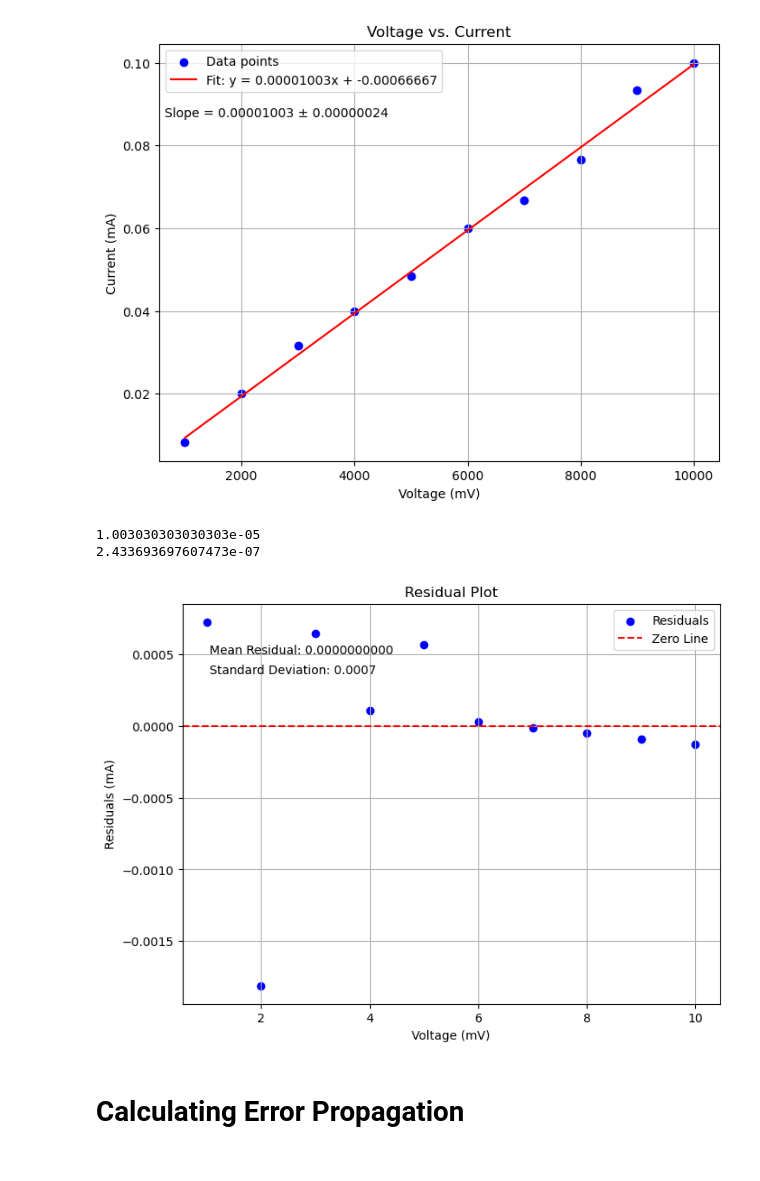
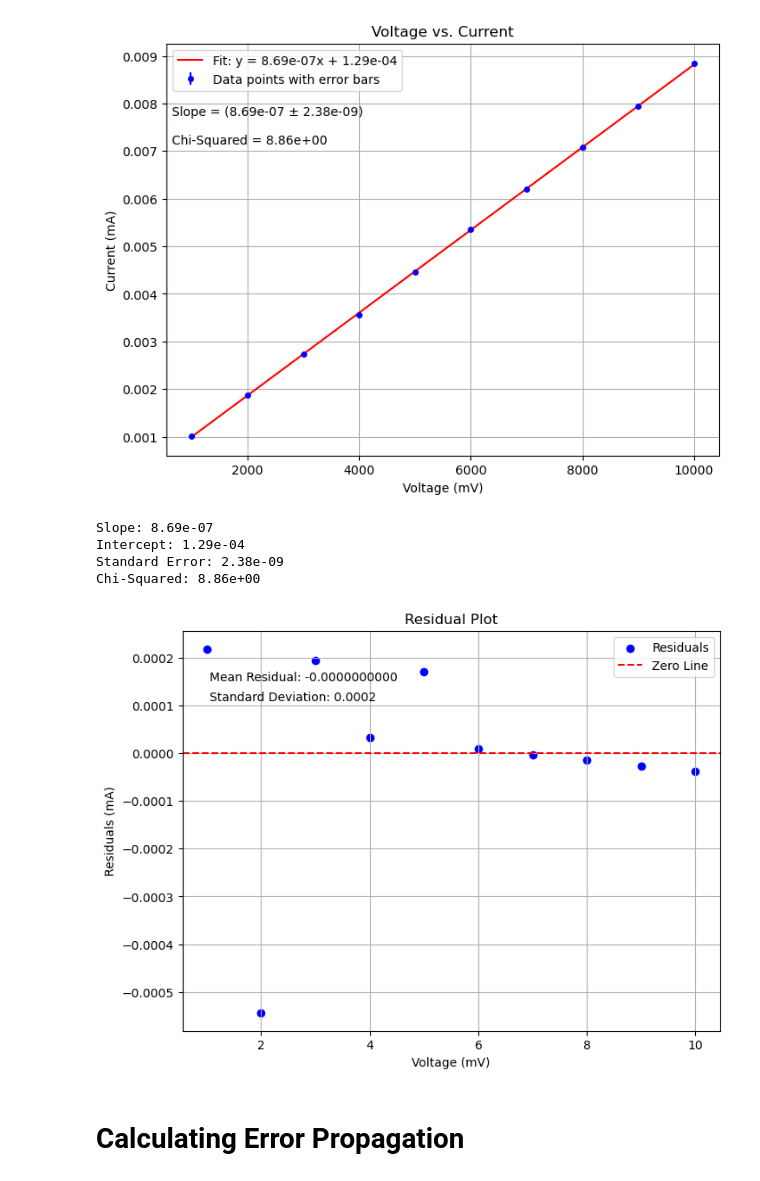
Before and after one commit to Faith-Qiao/physics5bl, a Jupyter notebook: capstone/capstone.ipynb, the cells around one changed output. Saved outputs shown, nothing was run; the diff lists cells and outputs as text; code cells hidden in the pictures.

```diff
--- a/capstone/capstone.ipynb
+++ b/capstone/capstone.ipynb
@@ -12,0 +15,5 @@ import math
+# %%
+voltage_data = []
+for i in range(1,11):
+    voltage_data.append(f'data/volt{i}.csv')
+voltage_data
@@ -28,6 +116,3 @@ part1
-# %%
-current = abs(part1['Max (mV)'] - part1['min (mV)'])/2/(0.3)
-voltage = part1['voltage']*1000
 # %%
 plt.scatter(voltage, current)
 # %% [output]
@@ -36,36 +121,49 @@ plt.scatter(voltage, current)
 # %%
 x = voltage
 y = current
 slope, intercept, r_value, p_value, std_err = linregress(x, y)
 
 # Create line for the fitted model
 fit_line = slope * x + intercept
 
-# Plot the data
+# Compute chi-squared
+chi_squared = np.sum(((y - fit_line) / current_errors) ** 2)
+
+# Plot the data with error bars
 plt.figure(figsize=(8, 6))
-plt.scatter(x, y, color='blue', label='Data points')
-plt.plot(x, fit_line, color='red', label=f'Fit: y = {slope:.8f}x + {intercept:.8f}')
+plt.errorbar(
+    x, y, yerr=current_errors, fmt='o', markersize=4, color='blue',
+    label='Data points with error bars'
+)
+plt.plot(x, fit_line, color='red', label=f'Fit: y = {slope:.2e}x + {intercept:.2e}')
 plt.xlabel('Voltage (mV)')
 plt.ylabel('Current (mA)')
 plt.title('Voltage vs. Current')
 plt.legend()
 
-# Annotate the plot with slope and its error
-plt.text(0.01, 0.85, f'Slope = {slope:.8f} ± {std_err:.8f}',
+# Annotate the plot with slope, error, and chi-squared in scientific notation
+plt.text(0.01, 0.85, f'Slope = ({slope:.2e} ± {std_err:.2e})',
+         transform=plt.gca().transAxes, fontsize=10, verticalalignment='top')
+plt.text(0.01, 0.78, f'Chi-Squared = {chi_squared:.2e}',
          transform=plt.gca().transAxes, fontsize=10, verticalalignment='top')
 
 plt.grid()
 plt.show()
 
-print(slope)
-print(std_err)
+# Print the slope, standard error, and chi-squared in scientific notation
+print(f"Slope: {slope:.2e}")
+print(f"Intercept: {intercept:.2e}")
+print(f"Standard Error: {std_err:.2e}")
+print(f"Chi-Squared: {chi_squared:.2e}")
 # %% [output]
-[figure, old version]
+[figure, new version]
-1.003030303030303e-05
-2.433693697607473e-07
+Slope: 8.69e-07
+Intercept: 1.29e-04
+Standard Error: 2.38e-09
+Chi-Squared: 8.86e+00
 # %%
 x = part1['voltage']
-y = (part1['min (mV)'] + part1['Max (mV)']) / 2
+y = (part1['min (mV)'] + part1['Max (mV)']) / 2*0.3
 
 # Perform linear regression
 slope, intercept, r_value, p_value, std_err = linregress(x, y)
@@ -94,7 +192,7 @@ plt.text(0.05, 0.85, f'Standard Deviation: {np.std(residuals):.4f}',
 plt.grid()
 plt.show()
 # %% [output]
-[figure, old version]
+[figure, new version]
 # %% [markdown]
 # Calculating Error Propagation
 # %%
```
Also changed, not shown: parts of 11 cells of this notebook, 11 other files.
